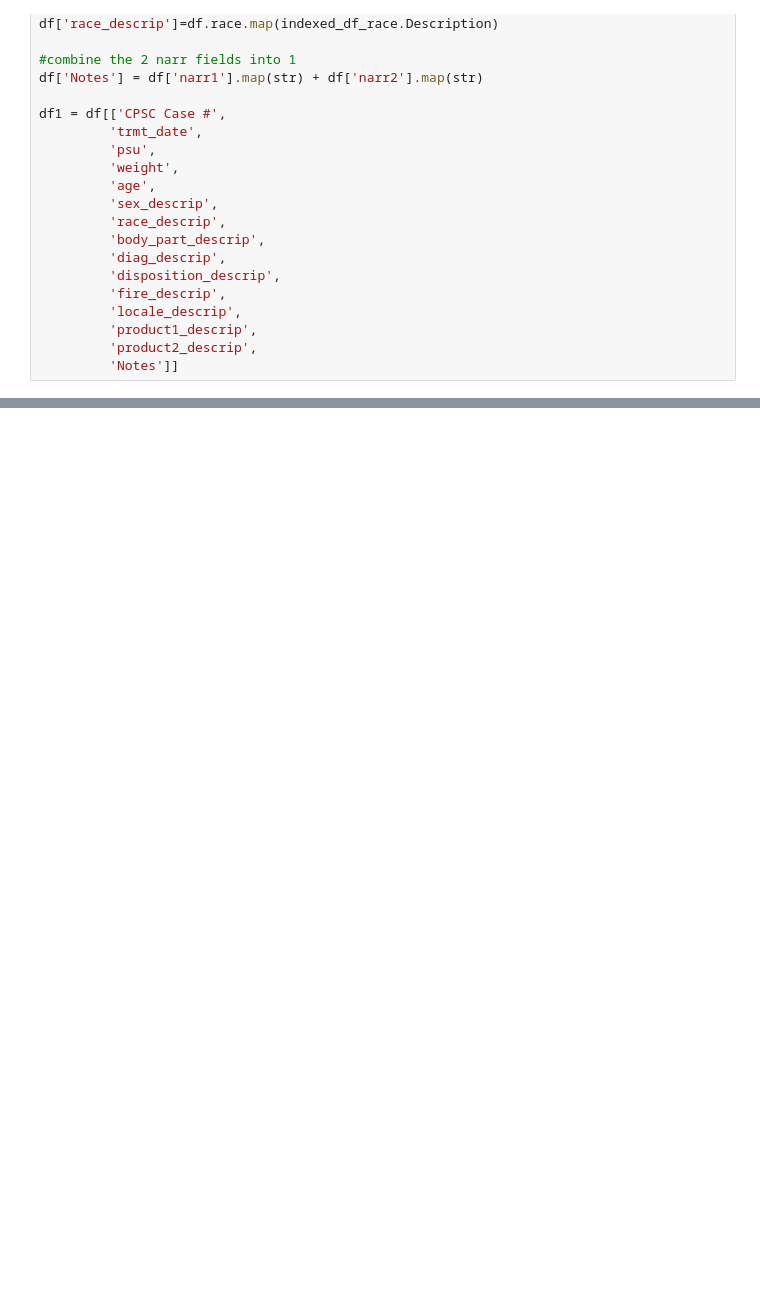
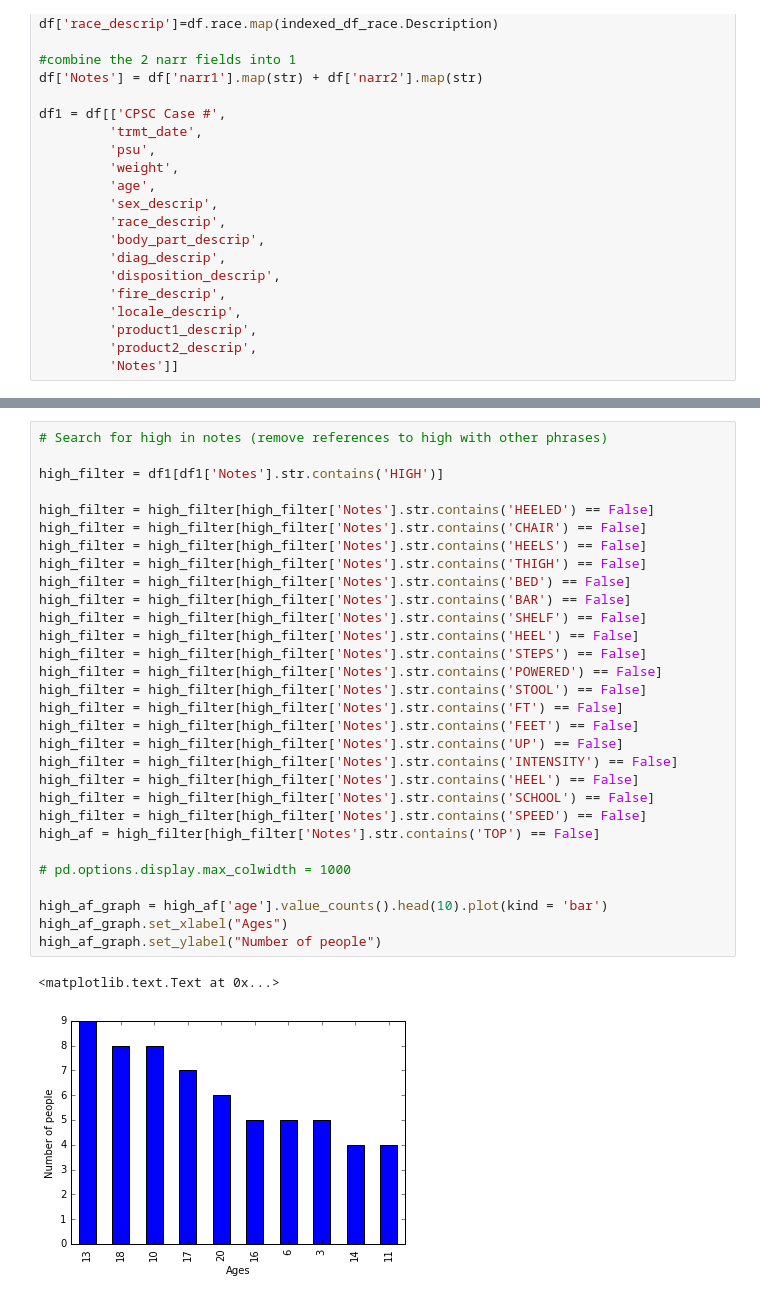
Before and after one commit to pzhou11/MIDS, a Jupyter notebook: Python_Project2/Jen2.ipynb, the cells around one changed output, grey strips where cells are left out. Saved outputs shown, nothing was run; the diff lists cells and outputs as text; blank space fills up the shorter version.

```diff
--- a/Python_Project2/Jen2.ipynb
+++ b/Python_Project2/Jen2.ipynb
@@ -115,0 +127,33 @@ df1 = df[['CPSC Case #',
+# %%
+# Search for high in notes (remove references to high with other phrases)
+
+high_filter = df1[df1['Notes'].str.contains('HIGH')]
+
+high_filter = high_filter[high_filter['Notes'].str.contains('HEELED') == False]
+high_filter = high_filter[high_filter['Notes'].str.contains('CHAIR') == False]
+high_filter = high_filter[high_filter['Notes'].str.contains('HEELS') == False]
+high_filter = high_filter[high_filter['Notes'].str.contains('THIGH') == False]
+high_filter = high_filter[high_filter['Notes'].str.contains('BED') == False]
+high_filter = high_filter[high_filter['Notes'].str.contains('BAR') == False]
+high_filter = high_filter[high_filter['Notes'].str.contains('SHELF') == False]
+high_filter = high_filter[high_filter['Notes'].str.contains('HEEL') == False]
+high_filter = high_filter[high_filter['Notes'].str.contains('STEPS') == False]
+high_filter = high_filter[high_filter['Notes'].str.contains('POWERED') == False]
+high_filter = high_filter[high_filter['Notes'].str.contains('STOOL') == False]
+high_filter = high_filter[high_filter['Notes'].str.contains('FT') == False]
+high_filter = high_filter[high_filter['Notes'].str.contains('FEET') == False]
+high_filter = high_filter[high_filter['Notes'].str.contains('UP') == False]
+high_filter = high_filter[high_filter['Notes'].str.contains('INTENSITY') == False]
+high_filter = high_filter[high_filter['Notes'].str.contains('HEEL') == False]
+high_filter = high_filter[high_filter['Notes'].str.contains('SCHOOL') == False]
+high_filter = high_filter[high_filter['Notes'].str.contains('SPEED') == False]
+high_af = high_filter[high_filter['Notes'].str.contains('TOP') == False]
+
+# pd.options.display.max_colwidth = 1000
+
+high_af_graph = high_af['age'].value_counts().head(10).plot(kind = 'bar')
+high_af_graph.set_xlabel("Ages")
+high_af_graph.set_ylabel("Number of people")
+# %% [output]
+<matplotlib.text.Text at 0x...>
+[figure, added]
```
Also changed, not shown: parts of 11 cells of this notebook.
